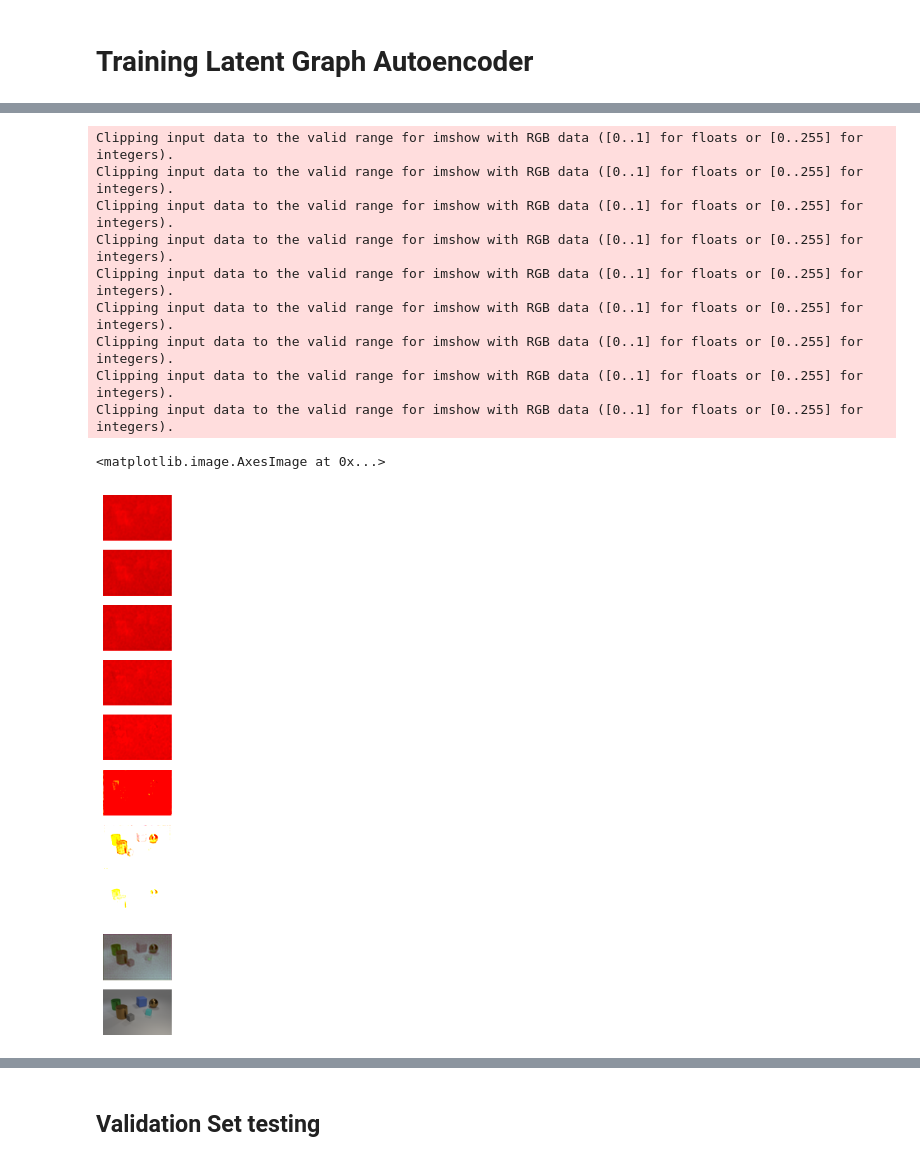
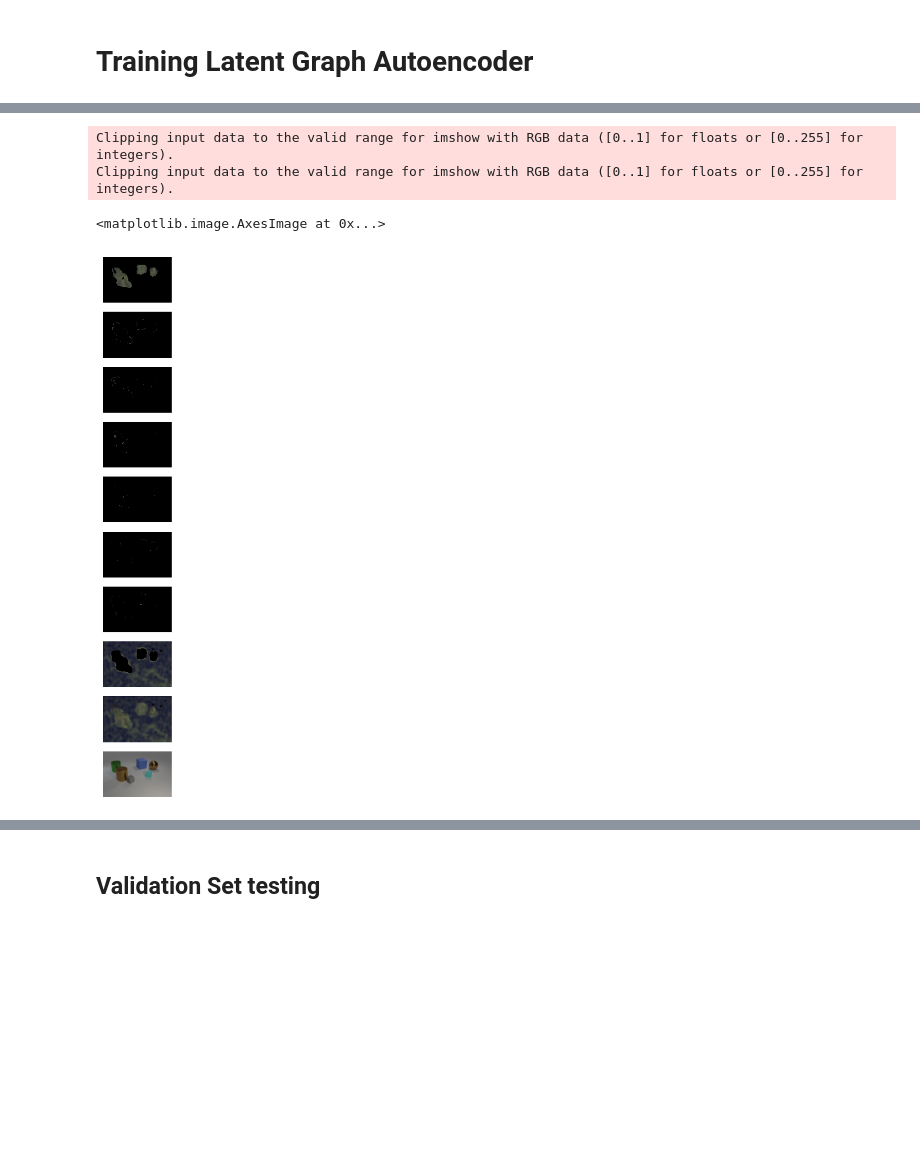
Before and after one commit to bglazer/graph_autoencoder_v2, a Jupyter notebook: train_graph_autoencoder.ipynb, the cells around one changed output, grey strips where cells are left out. Drawn from its saved outputs; the diff is of its cells as text; code cells hidden in the pictures; blank space fills up the shorter version.

Commit message:
Mostly working for a single image

```diff
--- a/train_graph_autoencoder.ipynb
+++ b/train_graph_autoencoder.ipynb
@@ -65,12 +63,12 @@ optim = torch.optim.Adam(params=lgvae.parameters())
 
 optim.zero_grad()
 batch_size = 100
-n_epochs = 1
+n_epochs = 5
 i=0
 batch_loss = 0
 batch_variance = 0
 batch_overlap = 0
-batch_l2 = 0
+batch_l1 = 0
 batch_total = 0
 checkpoint = 1000
 niter = 100000
@@ -87,40 +85,38 @@ for epoch in range(n_epochs):
     for j in range(niter):
         image = image.squeeze(0).to(device)
         nodes = lgvae(image)
-        # nodes = torch.clamp(nodes, 0,1)
-        # nodes = torch.clamp(nodes, 0)
-        recon = nodes.amax(dim=(0))
-        # recon = nodes.sum(dim=0)
-        # midx = torch.argmax(nodes.sum(dim=1), dim=0)
-        # recon = torch.gather(nodes, dim=0, index=midx.expand((1,3,-1,-1))).squeeze(0)
+        recon = build_image(nodes)
         overlap = overlap_penalty(nodes)
-        variance = variance_penalty(nodes)
-        l2 = l1_penalty(nodes)
+        variance_penalty = variance(nodes)
         recon_loss = torch.mean((recon - image)**2)
-        loss = overlap + recon_loss
+        loss = recon_loss + overlap + variance_penalty
         loss.backward()
         batch_loss += float(recon_loss)/batch_size
         batch_overlap += float(overlap)/batch_size
-        batch_variance += float(variance)/batch_size
-        batch_l2 += float(l2)/batch_size
         batch_total += float(loss)/batch_size
+        batch_variance += float(variance_penalty)/batch_size
 
         i+=1
         if i%batch_size==0:
             optim.step()
             optim.zero_grad()
-            lr = scheduler.get_lr()
+            lr = scheduler.get_last_lr()
             print(f"epoch={epoch:4d} n={i:8d} loss={batch_loss:8.4f} " +
                   f"overlap={batch_overlap:8.4f} variance={batch_variance:8.4f} " +
-                #   f"l2={batch_l2:8.4f} total={batch_total}",
-                  f"l2={batch_l2:8.4f} lr={lr} total={batch_total}",
+                  f"lr={lr} total={batch_total}",
              flush=True)
             batch_loss = 0
             batch_overlap = 0
             batch_variance = 0
-            batch_l2 = 0
+            batch_l1 = 0
             batch_total = 0
             # scheduler.step()
-        # if i%checkpoint==0:
-        #     torch.save(lgvae.state_dict(), f'models/lgvae_{tmstp}.torch')
+        if i%checkpoint==0:
+            torch.save(lgvae.state_dict(), f'models/lgvae_{tmstp}.torch')
+            n_nodes = nodes.shape[0]
+            for node_idx in range(n_nodes):
+                midx = torch.argmax(nodes.sum(dim=1), dim=0)
+                oh = one_hot(midx, num_classes=n_nodes)
+                node = nodes[node_idx]*oh[:,:,node_idx]
+                save_image(node, f'outputs/img_{epoch}-{i}-{node_idx}_{tmstp}.png')
 # %% [output]
@@ -145,26 +141,23 @@ KeyboardInterrupt:
 # %%
 n_nodes = nodes.shape[0]
 fig, axs = plt.subplots(n_nodes+2, figsize=(40,10))
+nodes = lgvae(image)
 for i in range(n_nodes):
-    node_np = to_np(nodes[i])
+    midx = torch.argmax(nodes.sum(dim=1), dim=0)
+    oh = one_hot(midx, num_classes=n_nodes)
+    node_np = to_np(nodes[i]*oh[:,:,i])
+    # node_np = to_np(nodes[i])*8
     axs[i].axis('off')
-    axs[i].imshow(node_np*8, interpolation='none')
+    axs[i].imshow(node_np, interpolation='none')
 axs[n_nodes].axis('off')
 axs[n_nodes].imshow(to_np(recon))
 axs[n_nodes+1].axis('off')
 axs[n_nodes+1].imshow(to_np(image))
 # %% [output]
 Clipping input data to the valid range for imshow with RGB data ([0..1] for floats or [0..255] for integers).
 Clipping input data to the valid range for imshow with RGB data ([0..1] for floats or [0..255] for integers).
-Clipping input data to the valid range for imshow with RGB data ([0..1] for floats or [0..255] for integers).
-Clipping input data to the valid range for imshow with RGB data ([0..1] for floats or [0..255] for integers).
-Clipping input data to the valid range for imshow with RGB data ([0..1] for floats or [0..255] for integers).
-Clipping input data to the valid range for imshow with RGB data ([0..1] for floats or [0..255] for integers).
-Clipping input data to the valid range for imshow with RGB data ([0..1] for floats or [0..255] for integers).
-Clipping input data to the valid range for imshow with RGB data ([0..1] for floats or [0..255] for integers).
-Clipping input data to the valid range for imshow with RGB data ([0..1] for floats or [0..255] for integers).
 <matplotlib.image.AxesImage at 0x...>
-[figure, old version]
+[figure, new version]
 # %%
 nodes[:,2,:4,:4]
 # %% [output]
```
Also changed, not shown: parts of 11 cells of this notebook, 2 other files.
